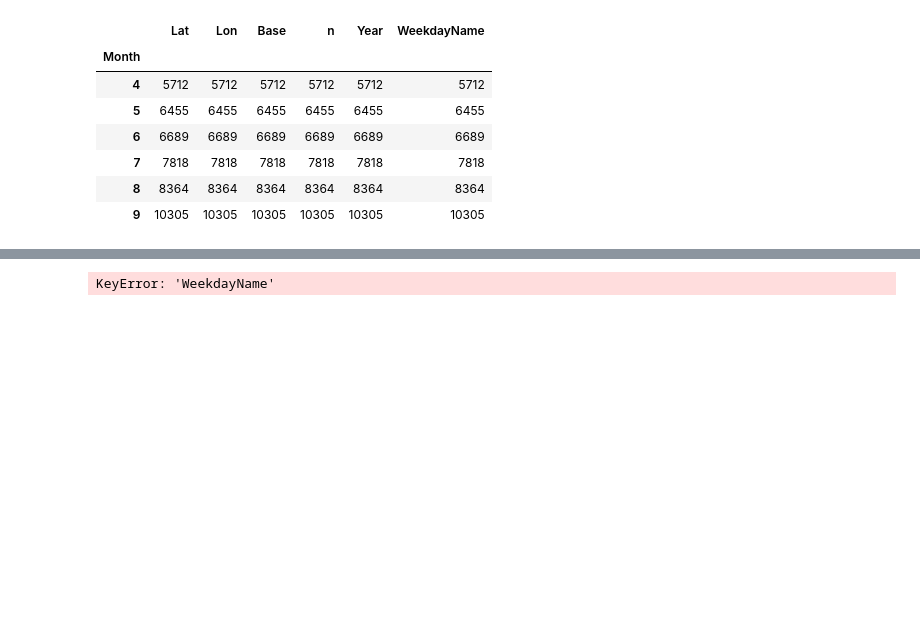
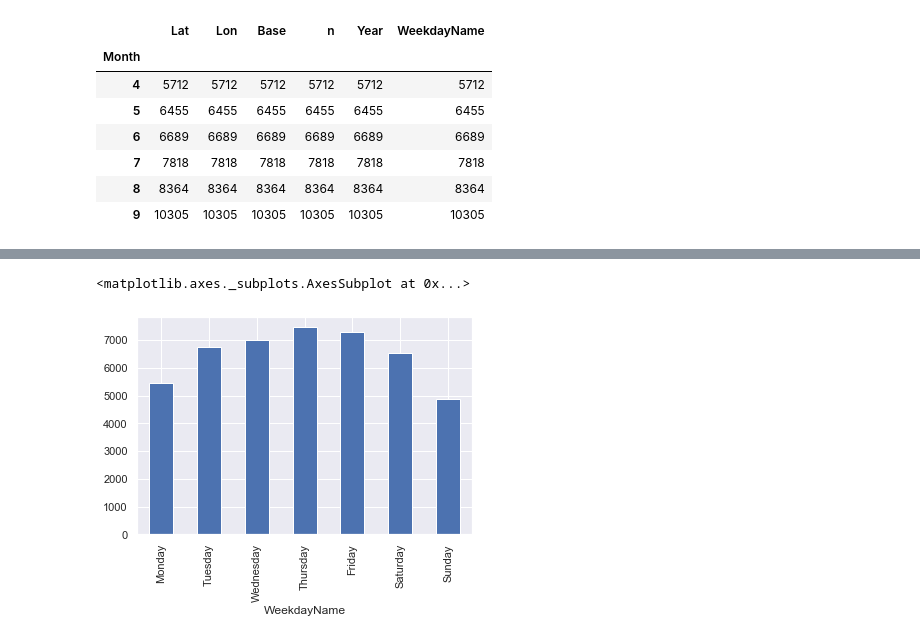
Before and after one commit to yrahan/uber, a Jupyter notebook: Uber Data Analysis Project.ipynb, the cells around one changed output, grey strips where cells are left out. Saved outputs shown, nothing was run; the diff lists cells and outputs as text; code cells hidden in the pictures; blank space fills up the shorter version.

```diff
--- a/Uber Data Analysis Project.ipynb
+++ b/Uber Data Analysis Project.ipynb
@@ -291,4 +308,5 @@ data_2014.groupby('Month').count().plot()
 # %%
-data_2014['n'].groupby('WeekdayName').count().plot(kind='bar')
+data_2014.groupby('WeekdayName').n.count().plot(kind='bar')
 # %% [output]
-KeyError: 'WeekdayName'
+<matplotlib.axes._subplots.AxesSubplot at 0x...>
+[figure, added]
```
Also changed, not shown: parts of 18 cells of this notebook.
